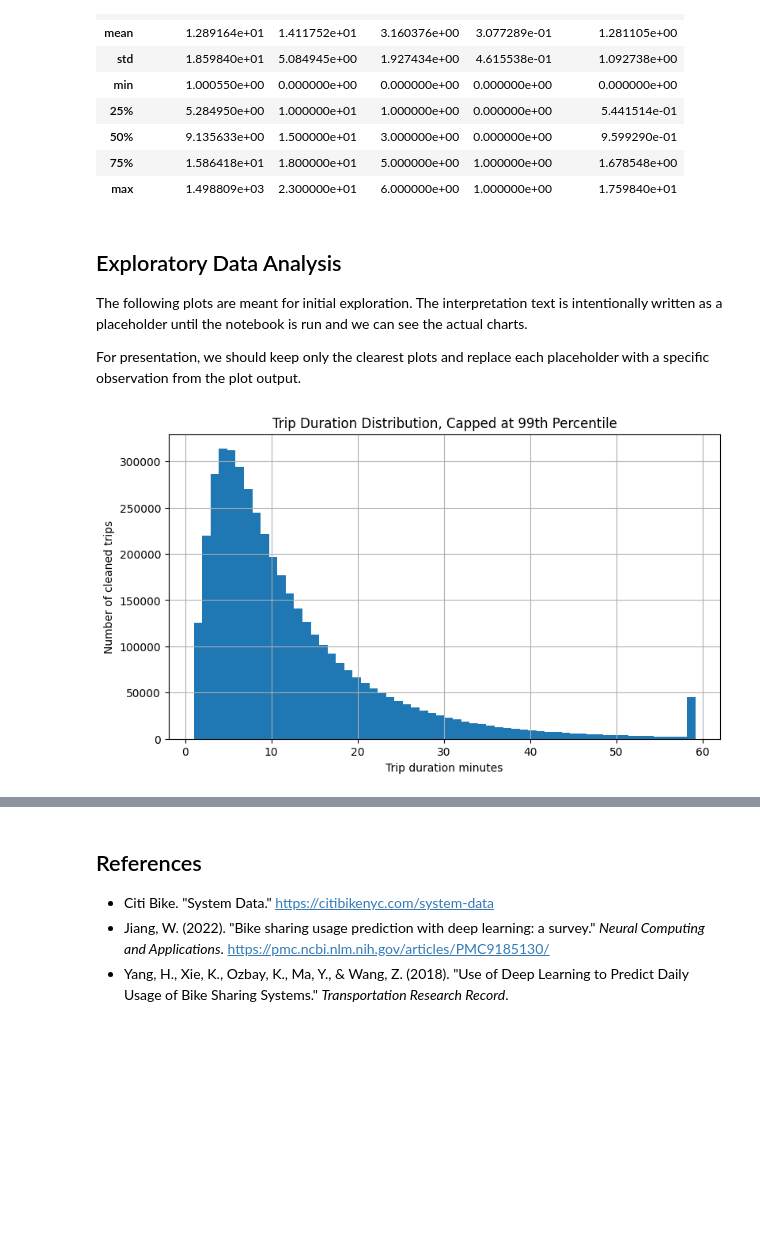
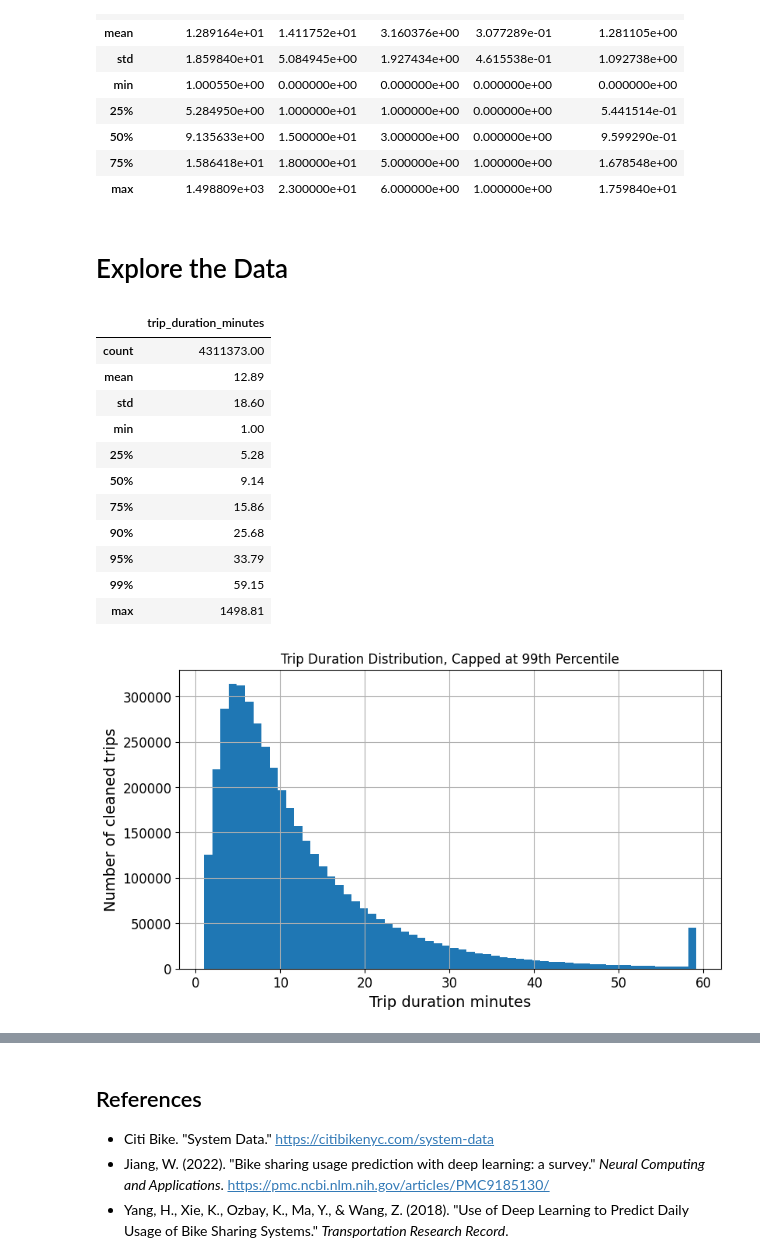
Before and after one commit to Wiz1702/Citi-Bike-, a Jupyter notebook: notebook.ipynb, the cells around one changed output, grey strips where cells are left out. Cells and saved outputs as stored; diff of their text form; code cells hidden in the pictures; blank space fills up the shorter version.

```diff
--- a/notebook.ipynb
+++ b/notebook.ipynb
@@ -299,20 +297,37 @@ display(df_features[['trip_duration_minutes', 'start_hour', 'start_dayofweek', '
 | 75% | 1.586418e+01 | 1.800000e+01 | 5.000000e+00 | 1.000000e+00 | 1.678548e+00 |
 | max | 1.498809e+03 | 2.300000e+01 | 6.000000e+00 | 1.000000e+00 | 1.759840e+01 |
 # %% [markdown]
-## Exploratory Data Analysis
-
-The following plots are meant for initial exploration. The interpretation text is intentionally written as a placeholder until the notebook is run and we can see the actual charts.
-
-For presentation, we should keep only the clearest plots and replace each placeholder with a specific observation from the plot output.
+# Explore the Data
 # %%
 plot_df = df_features.dropna(subset=['trip_duration_minutes']).copy()
+
+duration_summary = (
+    plot_df['trip_duration_minutes']
+    .describe(percentiles=[0.25, 0.5, 0.75, 0.9, 0.95, 0.99])
+    .rename('trip_duration_minutes')
+    .to_frame()
+)
+display(duration_summary.round(2))
+
 duration_cap = plot_df['trip_duration_minutes'].quantile(0.99)
 plot_df['duration_minutes_capped_99'] = plot_df['trip_duration_minutes'].clip(upper=duration_cap)
 
 ax = plot_df['duration_minutes_capped_99'].hist(bins=60)
 ax.set_title('Trip Duration Distribution, Capped at 99th Percentile')
 ax.set_xlabel('Trip duration minutes')
 ax.set_ylabel('Number of cleaned trips')
 plt.show()
 # %% [output]
+|  | trip_duration_minutes |
+| count | 4311373.00 |
+| mean | 12.89 |
+| std | 18.60 |
+| min | 1.00 |
+| 25% | 5.28 |
+| 50% | 9.14 |
+| 75% | 15.86 |
+| 90% | 25.68 |
+| 95% | 33.79 |
+| 99% | 59.15 |
+| max | 1498.81 |
-[figure, old version]
+[figure, new version]
```
Also changed, not shown: parts of 33 cells of this notebook.
